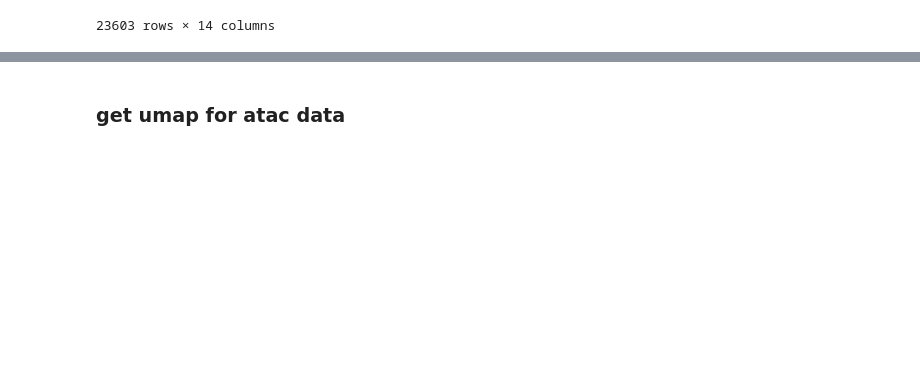
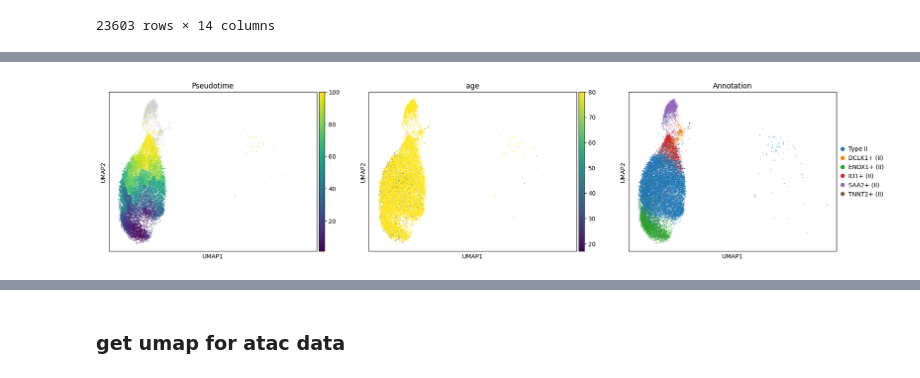
Before and after one commit to sachha-naksha/SKM_multimodal_analysis, a Jupyter notebook: py_scripts/data_preproc.ipynb, the cells around one changed output, grey strips where cells are left out. Drawn from its saved outputs; the diff is of its cells as text; code cells hidden in the pictures; blank space fills up the shorter version.

```diff
--- a/py_scripts/data_preproc.ipynb
+++ b/py_scripts/data_preproc.ipynb
@@ -58,0 +64,4 @@ Name: Annotation, dtype: int64
+# %%
+sc.pl.umap(rna_adata, color=['Pseudotime', 'age', 'Annotation'])
+# %% [output]
+[figure, added]
```
Also changed, not shown: parts of 34 cells of this notebook, 1 other file.
